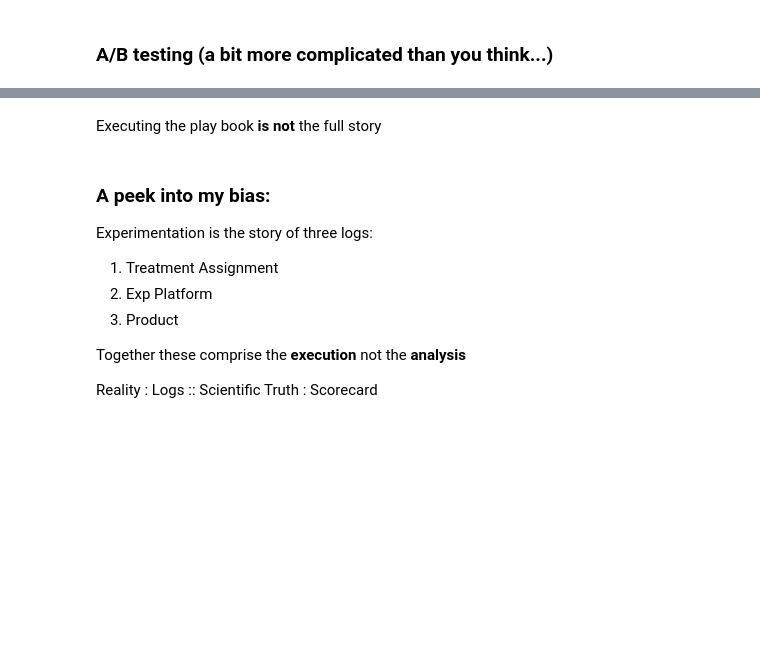
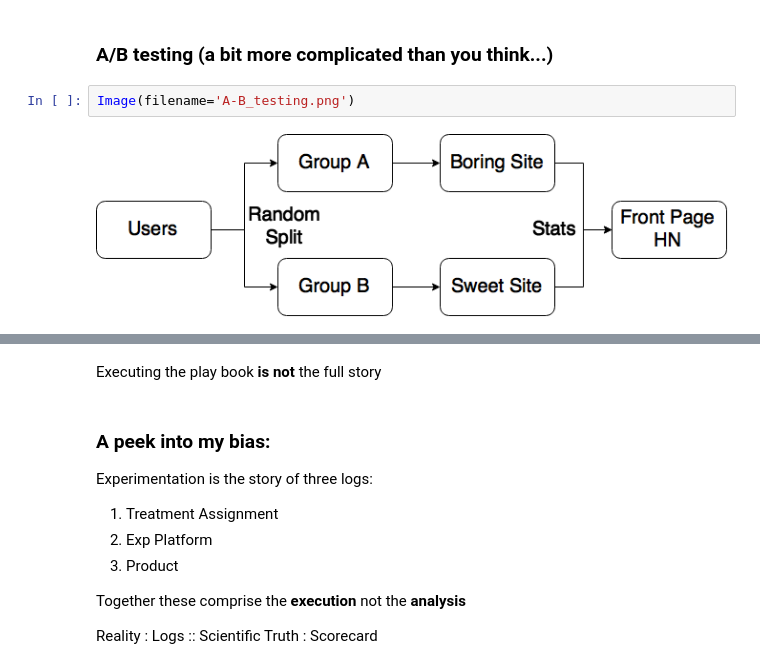
Before and after one commit to cwharland/sim_users_talk, a Jupyter notebook: sim_users_talk.ipynb, the cells around one changed output, grey strips where cells are left out. Saved outputs shown, nothing was run; the diff lists cells and outputs as text; blank space fills up the shorter version.

```diff
--- a/sim_users_talk.ipynb
+++ b/sim_users_talk.ipynb
@@ -103,2 +111,6 @@ Image(filename='bloodletting.jpg', width = 300)
 # %% [markdown]
 ### A/B testing (a bit more complicated than you think...)
+# %%
+Image(filename='A-B_testing.png')
+# %% [output]
+[figure, added]
```
Also changed, not shown: parts of 22 cells of this notebook, 5 other files.
